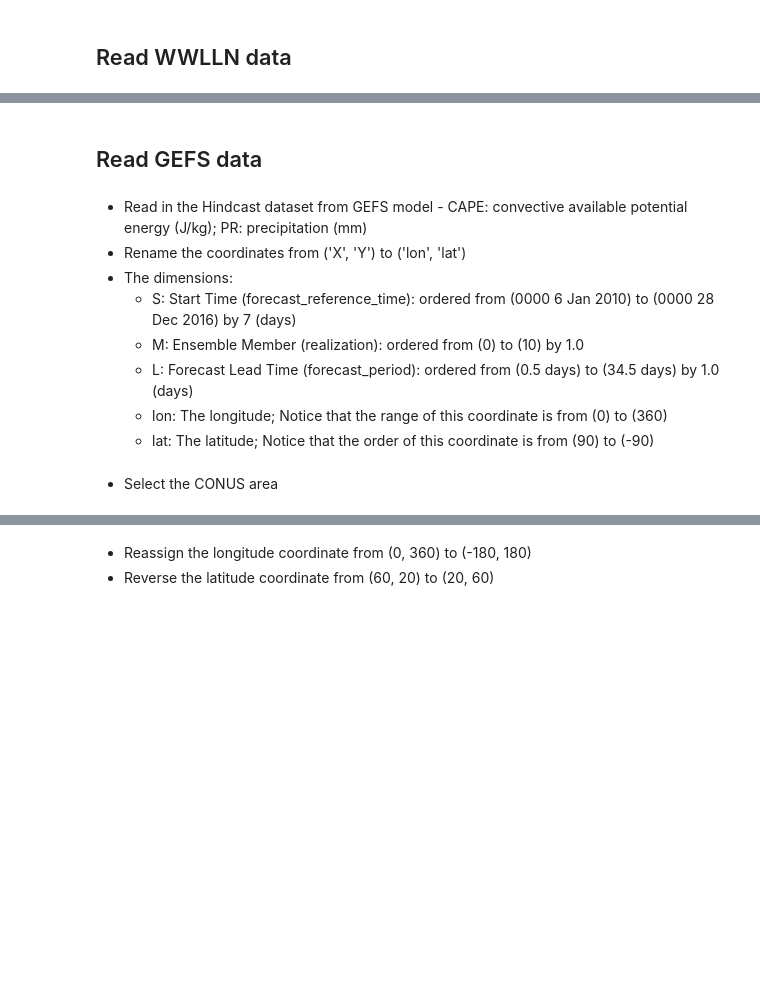
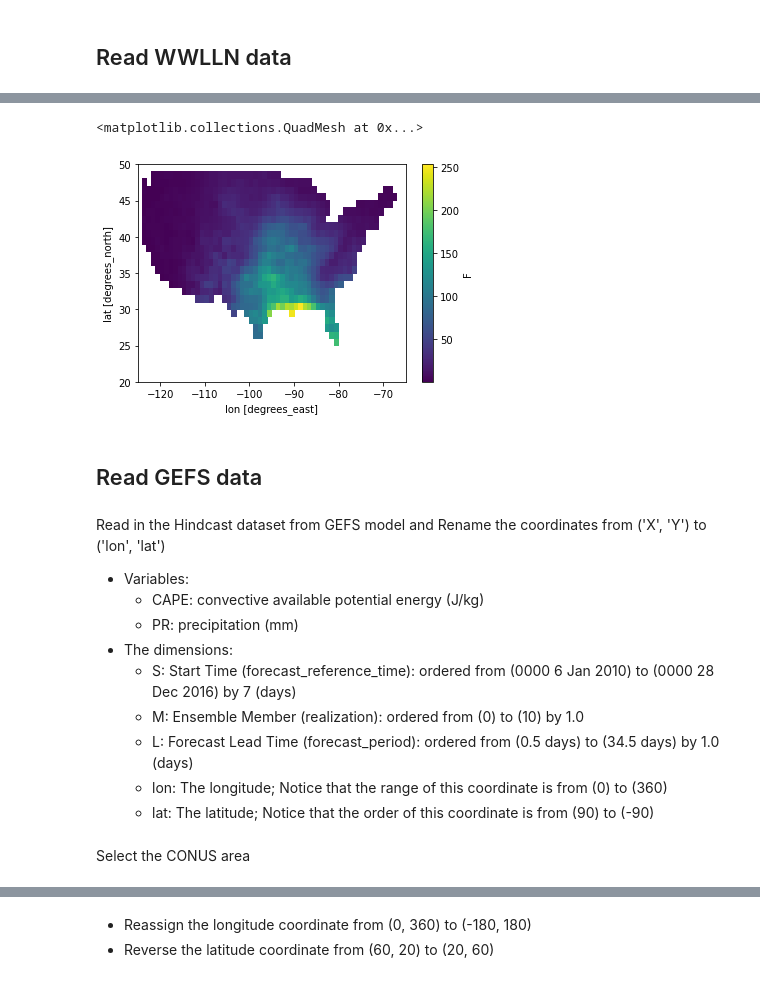
Before and after one commit to wycheng-uw/Incubator2021, a Jupyter notebook: Hindcast/test_TK18.ipynb, the cells around one changed output, grey strips where cells are left out. Saved outputs shown, nothing was run; the diff lists cells and outputs as text; code cells hidden in the pictures; blank space fills up the shorter version.

Commit message:
update Hindcast scripts

```diff
--- a/Hindcast/test_TK18.ipynb
+++ b/Hindcast/test_TK18.ipynb
@@ -26,3 +40,3 @@ wwlln_dataset = xr.open_mfdataset('/home/disk/eos12/wycheng/data/WWLLN/Global/WW
 # %%
-wwlln_dataset = wwlln_dataset.sel(lon=slice(-125,-65),lat=slice(20,50))
+WWLLN_dataset = WWLLN_dataset.sel(lon=slice(-125,-65),lat=slice(20,50))
 # %% [markdown]
@@ -31,2 +45,2 @@ wwlln_dataset = wwlln_dataset.sel(lon=slice(-125,-65),lat=slice(20,50))
 # %%
-Fdata = wwlln_dataset.F.resample(Time='1D').sum()
+F_data = WWLLN_dataset.F.resample(Time='1D').sum()
@@ -36,0 +49,3 @@ Fdata.persist()
+# %%
+mask = countries_mask_poly.mask(F_data.isel(Time = 0), lat_name='lat', lon_name='lon')
+mask = mask.where( (mask==232) & (mask.lat<49.35) & (mask.lat>24.74)  & (mask.lon>-124.78) & (mask.lon<-66.95) )
@@ -36,0 +54,3 @@ Fdata.persist()
+# %%
+F_data = F_data.where( ~np.isnan(mask) ).persist()
+F_data
@@ -37,10 +83,15 @@ Fdata.persist()
 # %%
-Fdata.mean(dim='Time').plot()
+F_data.mean(dim='Time').plot()
+# %% [output]
+<matplotlib.collections.QuadMesh at 0x...>
+[figure, added]
 # %% [markdown]
 ## Read GEFS data
 # %% [markdown]
-- Read in the Hindcast dataset from GEFS model - CAPE: convective available potential energy (J/kg); PR: precipitation (mm)
-- Rename the coordinates from ('X', 'Y') to ('lon', 'lat')
+Read in the Hindcast dataset from GEFS model and Rename the coordinates from ('X', 'Y') to ('lon', 'lat')
+- Variables:
+    - CAPE: convective available potential energy (J/kg)
+    - PR: precipitation (mm)
 - The dimensions:
     - S: Start Time (forecast_reference_time): ordered from (0000 6 Jan 2010) to (0000 28 Dec 2016) by 7 (days)
     - M: Ensemble Member (realization): ordered from (0) to (10) by 1.0
@@ -54,5 +105,5 @@ gefs_dataset = xr.open_mfdataset('/home/disk/eos12/wycheng/data/GEFS/GEFS*.nc',
                                 )\
                  .rename({'X': 'lon','Y': 'lat'})
 # %% [markdown]
-- Select the CONUS area
+Select the CONUS area
 # %%
```
Also changed, not shown: parts of 134 cells of this notebook, 1 other file.
